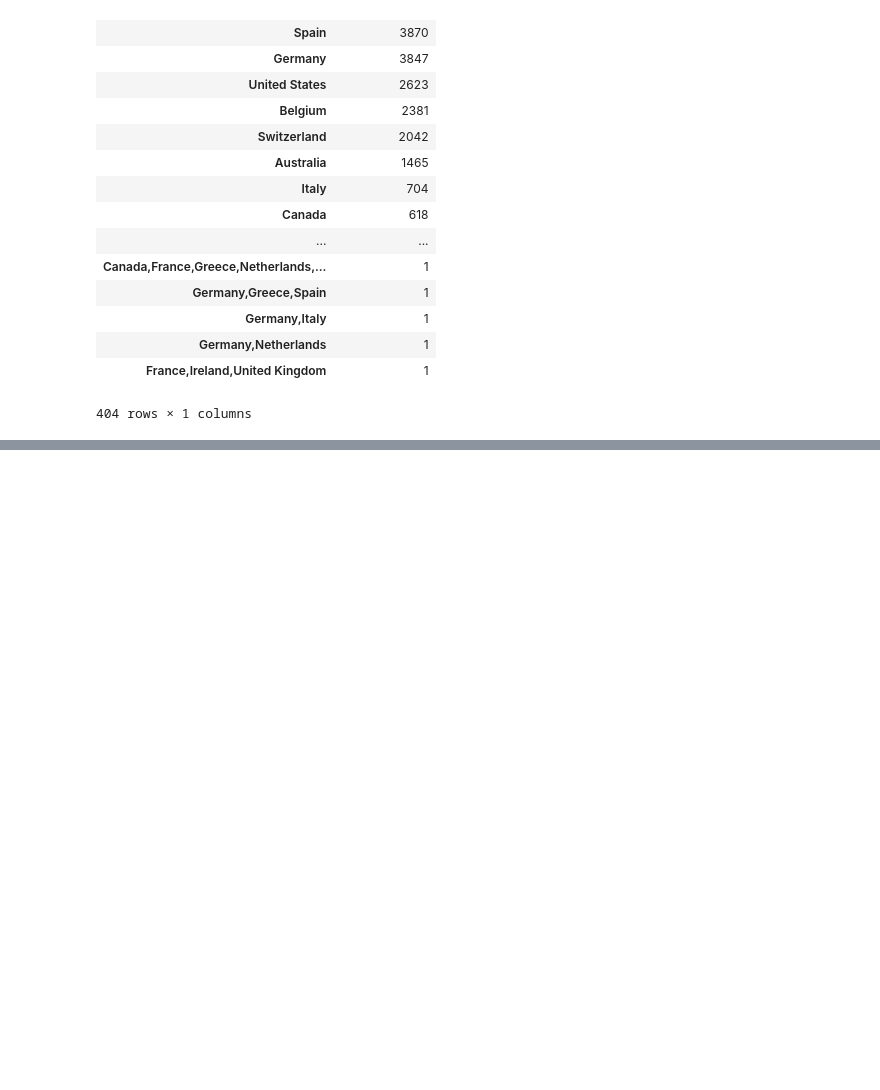
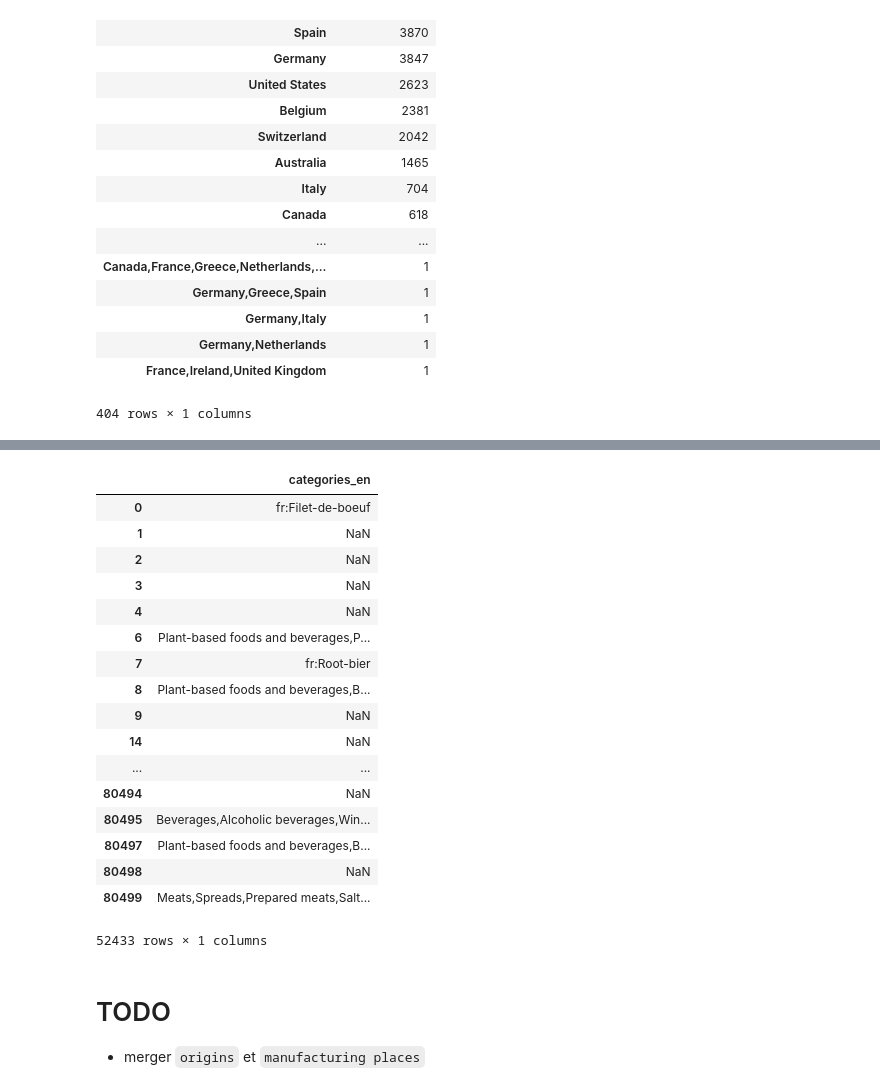
Before and after one commit to GuillaumeMohr/worldfood-datavis, a Jupyter notebook: preliminary_inspection.ipynb, the cells around one changed output, grey strips where cells are left out. Saved outputs shown, nothing was run; the diff lists cells and outputs as text; code cells hidden in the pictures; blank space fills up the shorter version.

```diff
--- a/preliminary_inspection.ipynb
+++ b/preliminary_inspection.ipynb
@@ -119,0 +209,24 @@ data[['countries_en', 'last_modified_t']].groupby('countries_en').count().sort_v
+# %%
+france[['categories_en']] #.isnull().sum() / len(france)
+# %% [output]
+|  | categories_en |
+| 0 | fr:Filet-de-boeuf |
+| 1 | NaN |
+| 2 | NaN |
+| 3 | NaN |
+| 4 | NaN |
+| 6 | Plant-based foods and beverages,P... |
+| 7 | fr:Root-bier |
+| 8 | Plant-based foods and beverages,B... |
+| 9 | NaN |
+| 14 | NaN |
+| ... | ... |
+| 80494 | NaN |
+| 80495 | Beverages,Alcoholic beverages,Win... |
+| 80497 | Plant-based foods and beverages,B... |
+| 80498 | NaN |
+| 80499 | Meats,Spreads,Prepared meats,Salt... |
+52433 rows × 1 columns
+# %% [markdown]
+# TODO
+- merger `origins` et `manufacturing places`
```
Also changed, not shown: parts of 13 cells of this notebook, 2 other files.
